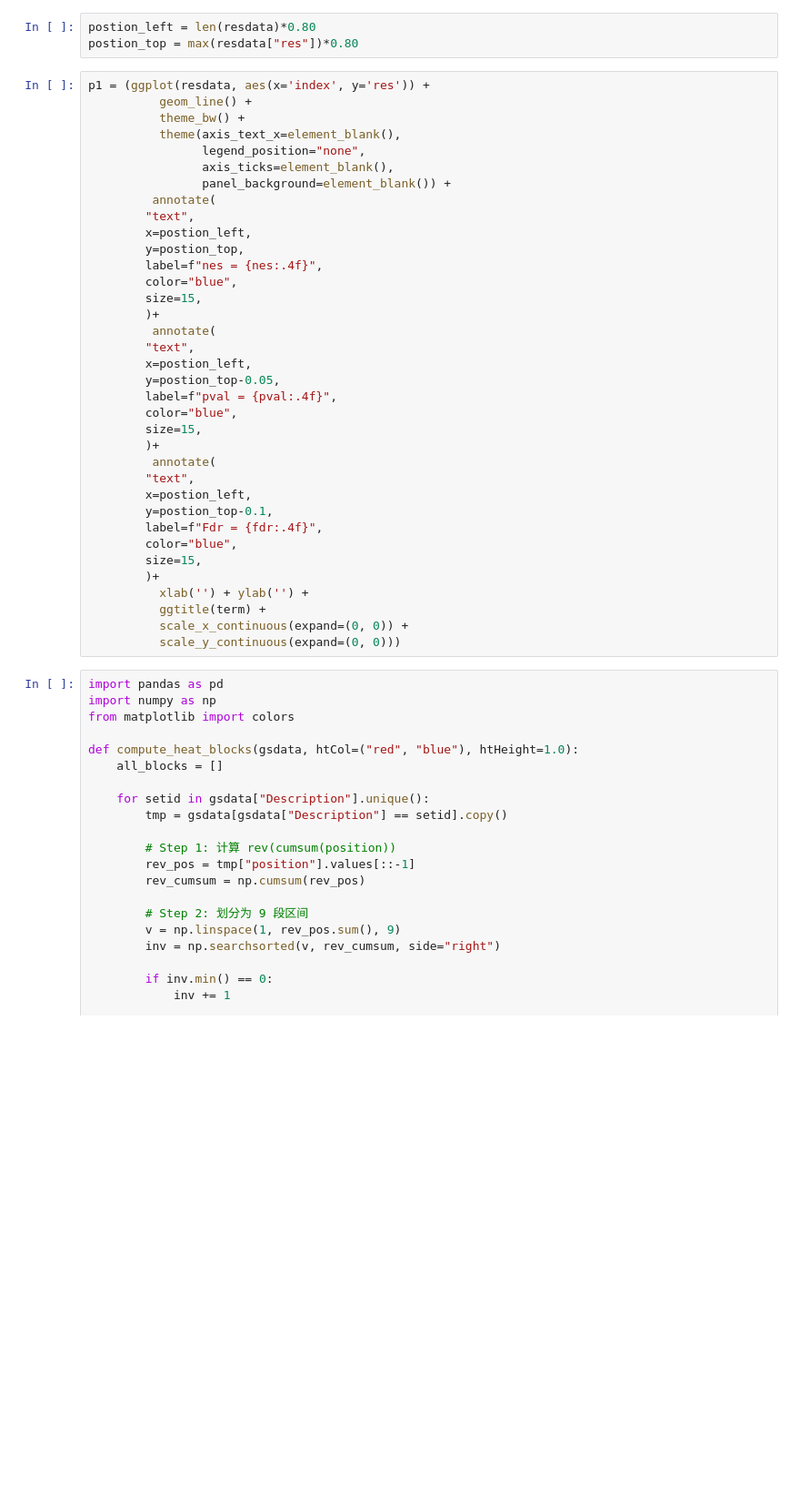
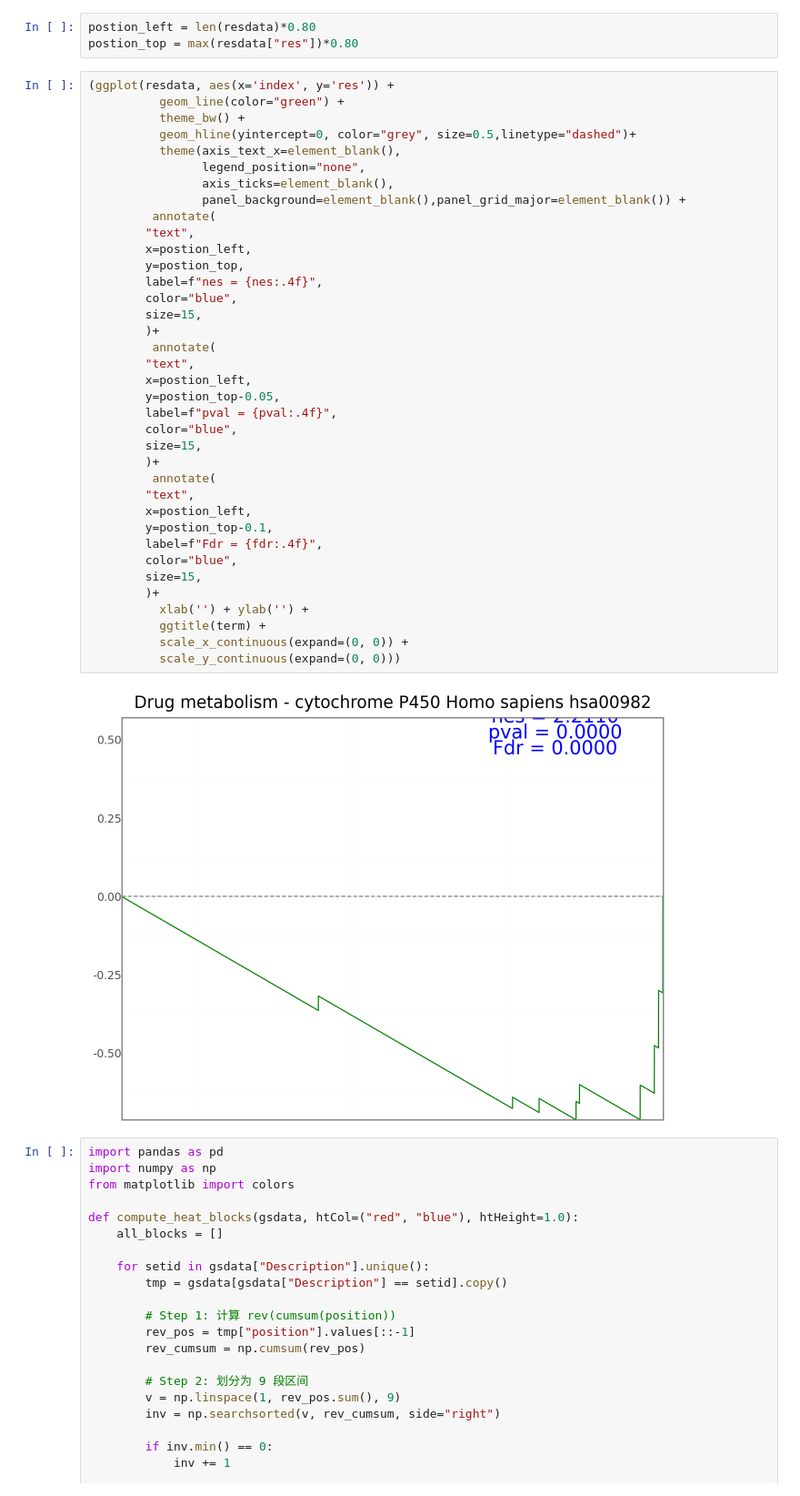
Before and after one commit to xpf10/gseapyvis, a Jupyter notebook: gseapyvis/test_plotnine.ipynb, the cells around one changed output. Shown at 91% size. Cells and saved outputs as stored; diff of their text form; blank space fills up the shorter version.

```diff
--- a/gseapyvis/test_plotnine.ipynb
+++ b/gseapyvis/test_plotnine.ipynb
@@ -31,41 +31,44 @@ fdr = pre_res.results[term]["fdr"]
 postion_left = len(resdata)*0.80
 postion_top = max(resdata["res"])*0.80
 # %%
-p1 = (ggplot(resdata, aes(x='index', y='res')) +
-          geom_line() +
+(ggplot(resdata, aes(x='index', y='res')) +
+          geom_line(color="green") +
           theme_bw() +
+          geom_hline(yintercept=0, color="grey", size=0.5,linetype="dashed")+
           theme(axis_text_x=element_blank(),
                 legend_position="none",
                 axis_ticks=element_blank(),
-                panel_background=element_blank()) +
+                panel_background=element_blank(),panel_grid_major=element_blank()) +
          annotate(
         "text",
         x=postion_left,
         y=postion_top,
         label=f"nes = {nes:.4f}",
         color="blue",
         size=15,
         )+
          annotate(
         "text",
         x=postion_left,
         y=postion_top-0.05,
         label=f"pval = {pval:.4f}",
         color="blue",
         size=15,
         )+
          annotate(
         "text",
         x=postion_left,
         y=postion_top-0.1,
         label=f"Fdr = {fdr:.4f}",
         color="blue",
         size=15,
         )+
           xlab('') + ylab('') +
           ggtitle(term) +
           scale_x_continuous(expand=(0, 0)) +
           scale_y_continuous(expand=(0, 0)))
+# %% [output]
+[figure, added]
 # %%
 import pandas as pd
 import numpy as np
```
Also changed, not shown: 1 other file.
